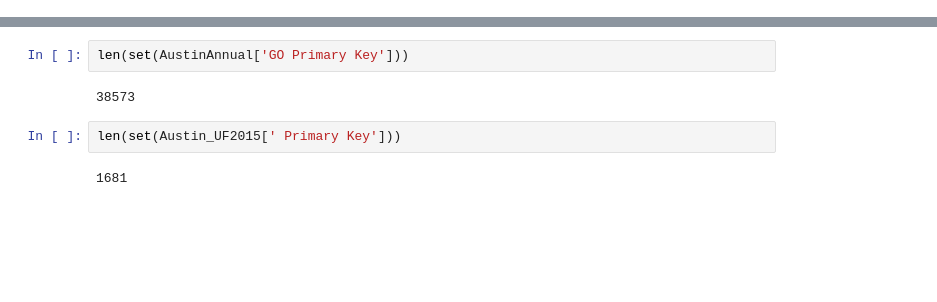
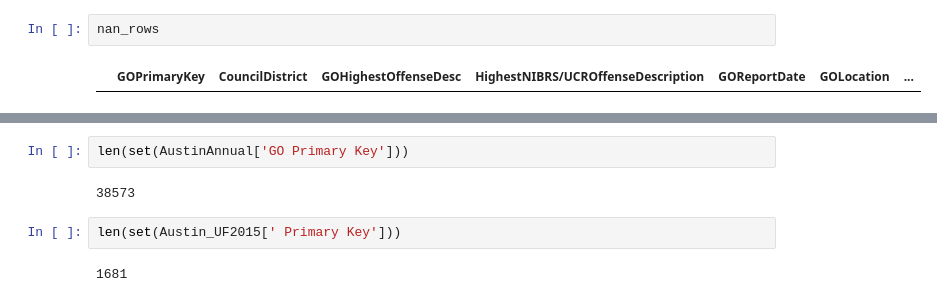
Before and after one commit to MikaArmenta/IPPPFinalProject_Abbott_Lovins_Armenta, a Jupyter notebook: Final/Austin/Austin_cleaning.ipynb, the cells around one changed output, grey strips where cells are left out. Cells and saved outputs as stored; diff of their text form; blank space fills up the shorter version.

```diff
--- a/Final/Austin/Austin_cleaning.ipynb
+++ b/Final/Austin/Austin_cleaning.ipynb
@@ -69,0 +160,4 @@ print(Dict)
+# %%
+nan_rows
+# %% [output]
+|  | GOPrimaryKey | CouncilDistrict | GOHighestOffenseDesc | HighestNIBRS/UCROffenseDescription | GOReportDate | GOLocation | ... |
```
Also changed, not shown: parts of 24 cells of this notebook.
